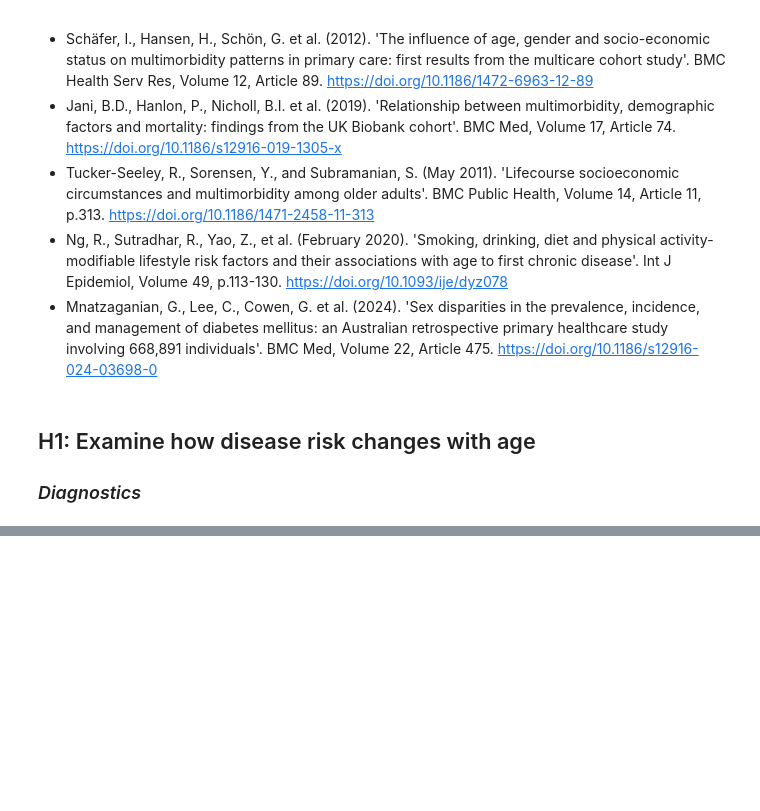
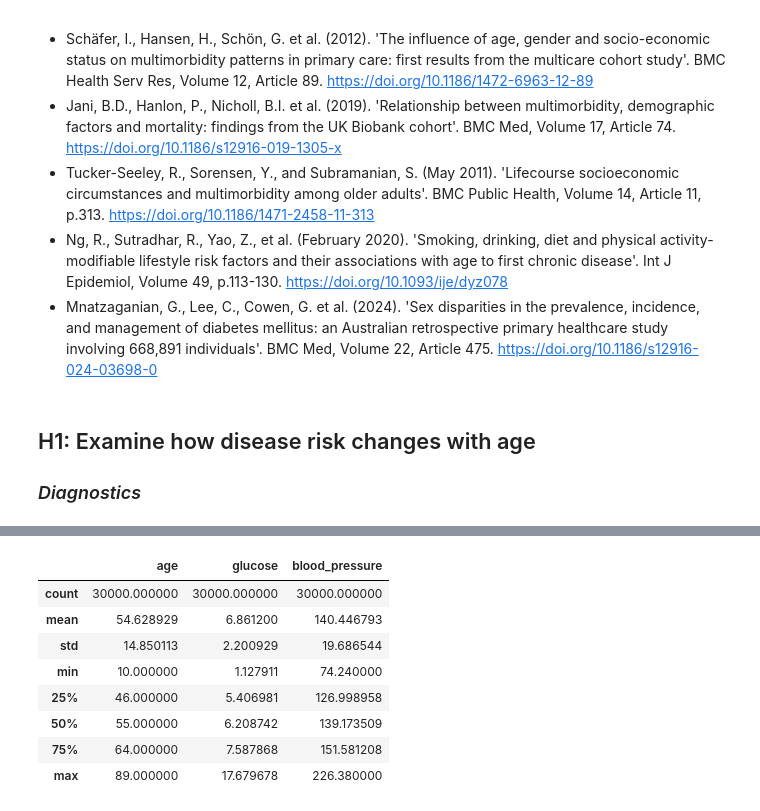
Before and after one commit to jstraker1/datasummative_2, a Jupyter notebook: fleur_test_work/initial_work_fleur.ipynb, the cells around one changed output, grey strips where cells are left out. Cells and saved outputs as stored; diff of their text form; code cells hidden in the pictures; blank space fills up the shorter version.

```diff
--- a/fleur_test_work/initial_work_fleur.ipynb
+++ b/fleur_test_work/initial_work_fleur.ipynb
@@ -765,0 +911,14 @@ If the outliers cannot be transformed or removed, we will discuss their presence
+# %%
+key_vars = ['age', 'glucose', 'blood_pressure']
+
+df[key_vars].describe()
+# %% [output]
+|  | age | glucose | blood_pressure |
+| count | 30000.000000 | 30000.000000 | 30000.000000 |
+| mean | 54.628929 | 6.861200 | 140.446793 |
+| std | 14.850113 | 2.200929 | 19.686544 |
+| min | 10.000000 | 1.127911 | 74.240000 |
+| 25% | 46.000000 | 5.406981 | 126.998958 |
+| 50% | 55.000000 | 6.208742 | 139.173509 |
+| 75% | 64.000000 | 7.587868 | 151.581208 |
+| max | 89.000000 | 17.679678 | 226.380000 |
```
Also changed, not shown: parts of 43 cells of this notebook, 3 other files.
